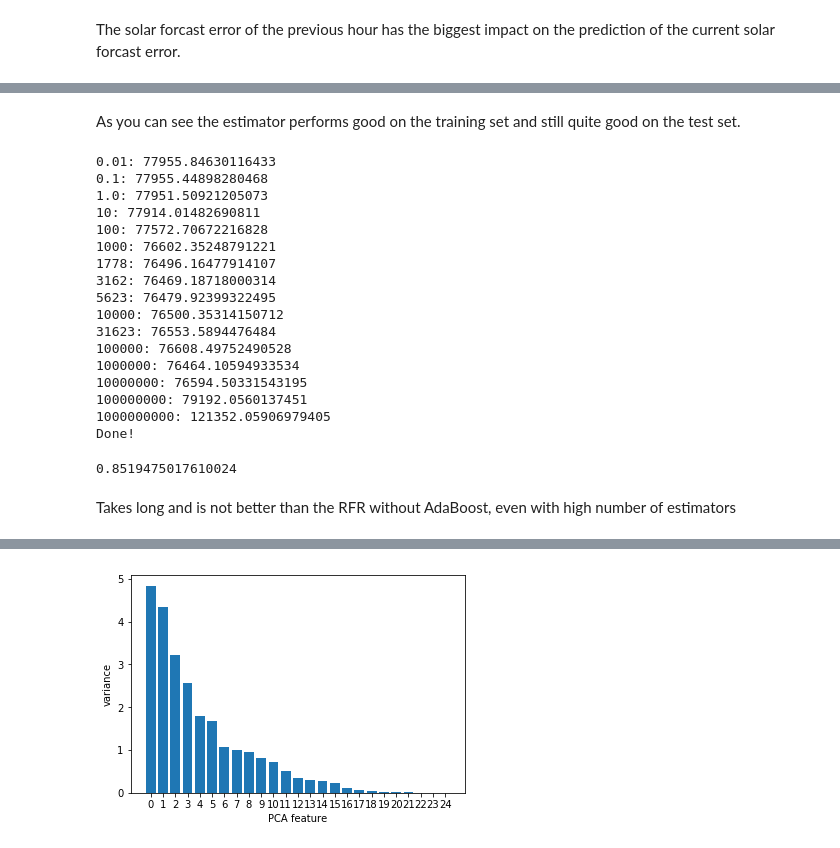
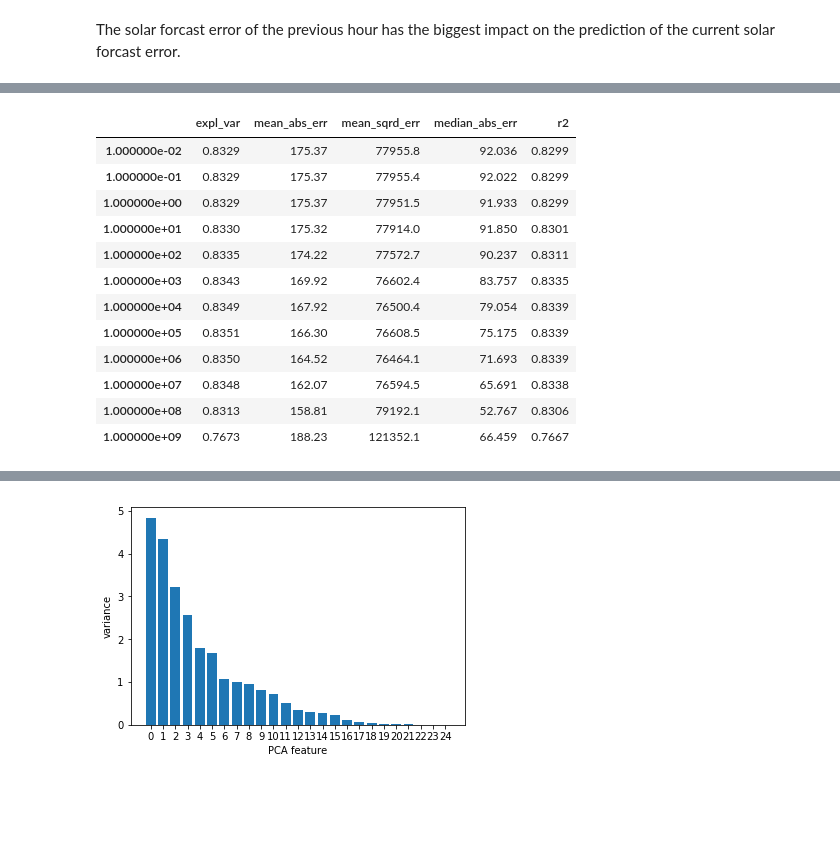
Before and after one commit to mauricepohl/pandas, a Jupyter notebook: 03_modeling/Estimating_forecast_error_Jan.ipynb, the cells around one changed output, grey strips where cells are left out. Cells and saved outputs as stored; diff of their text form; code cells hidden in the pictures; blank space fills up the shorter version.

```diff
--- a/03_modeling/Estimating_forecast_error_Jan.ipynb
+++ b/03_modeling/Estimating_forecast_error_Jan.ipynb
@@ -171,3 +170,27 @@ Here the dataset is split into 7 folds. In the k-th split it returns the first k
+# %%
+# Dict containing the scorers to be used
+scoring = {'explained_variance': 'explained_variance',
+           'neg_mean_absolute_error': 'neg_mean_absolute_error',
+           'neg_mean_squared_error': 'neg_mean_squared_error',
+           'neg_median_absolute_error': 'neg_median_absolute_error',
+           'r2': 'r2'
+          }
+
+# Function to convert the list of dicts to a DataFrame and then print it
+def print_scores(scores_list, param_range):
+    scores_list = [{k:v.mean() for k,v in alpha.items()} for alpha in scores_list]
+    scores_df = pd.DataFrame(scores_list, index=param_range).drop(["fit_time", "score_time"],axis=1)
+    scores_df.columns=["expl_var",
+                       "mean_abs_err",
+                       "mean_sqrd_err",
+                       "median_abs_err",
+                       "r2"]
+    scores_df["expl_var"] = scores_df["expl_var"].round(4)
+    scores_df["mean_abs_err"] = scores_df["mean_abs_err"].abs().round(2)
+    scores_df["mean_sqrd_err"] = scores_df["mean_sqrd_err"].abs().round(1)
+    scores_df["median_abs_err"] = scores_df["median_abs_err"].abs().round(3)
+    scores_df["r2"] = scores_df["r2"].round(4)
+    return scores_df
 # %%
 # Test different depths of decision tree regressor
 
@@ -256,2 +258,0 @@ cross_validate(RFR, X, y, cv=tscv.split(y), return_train_score=True, scoring="ne
-# %% [markdown]
-As you can see the estimator performs good on the training set and still quite good on the test set.
@@ -263,30 +259,24 @@ As you can see the estimator performs good on the training set and still quite g
 # %%
-for alpha in (0.01, 0.1, 1.0, 10, 100, 1000, 1778, 3162, 5623, 10000, 31623, 100000, 1000000, 10000000, 100000000, 1000000000):
+# Test Ridge Regression
+
+scores_list = []
+param_range = (0.01, 0.1, 1, 10, 100, 1000, 10000, 100000, 1000000, 10000000, 100000000, 1000000000)
+
+for alpha in param_range:
     RR = Ridge(alpha=alpha)
-    print(str(alpha)+": "+ str(-cross_val_score(RR, X, y, cv=tscv, scoring="neg_mean_squared_error").mean()))
-print("Done!")
+    scores_list.append(cross_validate(RR, X, y, cv=tscv, scoring=scoring, return_train_score=False))
+print_scores(scores_list, param_range)
 # %% [output]
-0.01: 77955.84630116433
-0.1: 77955.44898280468
-1.0: 77951.50921205073
-10: 77914.01482690811
-100: 77572.70672216828
-1000: 76602.35248791221
-1778: 76496.16477914107
-3162: 76469.18718000314
-5623: 76479.92399322495
-10000: 76500.35314150712
-31623: 76553.5894476484
-100000: 76608.49752490528
-1000000: 76464.10594933534
-10000000: 76594.50331543195
-100000000: 79192.0560137451
-1000000000: 121352.05906979405
-Done!
+|  | expl_var | mean_abs_err | mean_sqrd_err | median_abs_err | r2 |
+| 1.000000e-02 | 0.8329 | 175.37 | 77955.8 | 92.036 | 0.8299 |
+| 1.000000e-01 | 0.8329 | 175.37 | 77955.4 | 92.022 | 0.8299 |
+| 1.000000e+00 | 0.8329 | 175.37 | 77951.5 | 91.933 | 0.8299 |
+| 1.000000e+01 | 0.8330 | 175.32 | 77914.0 | 91.850 | 0.8301 |
+| 1.000000e+02 | 0.8335 | 174.22 | 77572.7 | 90.237 | 0.8311 |
+| 1.000000e+03 | 0.8343 | 169.92 | 76602.4 | 83.757 | 0.8335 |
+| 1.000000e+04 | 0.8349 | 167.92 | 76500.4 | 79.054 | 0.8339 |
+| 1.000000e+05 | 0.8351 | 166.30 | 76608.5 | 75.175 | 0.8339 |
+| 1.000000e+06 | 0.8350 | 164.52 | 76464.1 | 71.693 | 0.8339 |
+| 1.000000e+07 | 0.8348 | 162.07 | 76594.5 | 65.691 | 0.8338 |
+| 1.000000e+08 | 0.8313 | 158.81 | 79192.1 | 52.767 | 0.8306 |
+| 1.000000e+09 | 0.7673 | 188.23 | 121352.1 | 66.459 | 0.7667 |
-# %%
-ABR = AdaBoostRegressor(RandomForestRegressor(max_depth=6), n_estimators=12) # Default is with DecisionTreeRegressor(max_depth=3)
-print(cross_val_score(ABR, X, y, cv=tscv).mean())
-# %% [output]
-0.8519475017610024
-# %% [markdown]
-Takes long and is not better than the RFR without AdaBoost, even with high number of estimators
```
Also changed, not shown: parts of 19 cells of this notebook.
